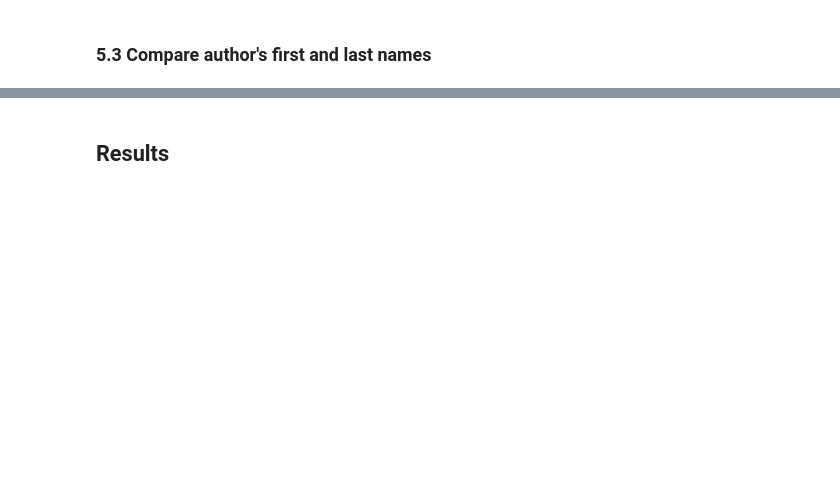
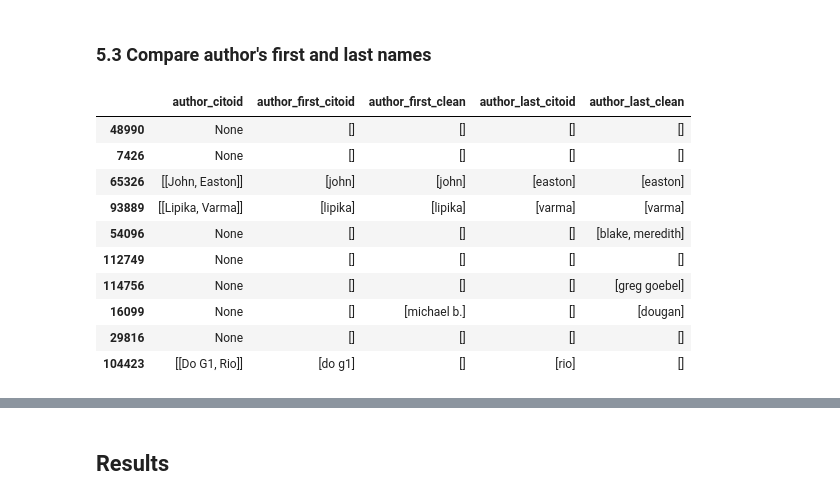
Before and after one commit to hdlabconicet/Web2Cit-research, a Jupyter notebook: understand-citoid-coverage.ipynb, the cells around one changed output, grey strips where cells are left out. Cells and saved outputs as stored; diff of their text form; code cells hidden in the pictures; blank space fills up the shorter version.

```diff
--- a/understand-citoid-coverage.ipynb
+++ b/understand-citoid-coverage.ipynb
@@ -1350,22 +1362,36 @@ def get_year(s):
     return s.split('-')[0]
 
 def compare_dates(pub_date_citoid, pub_date_clean):
-    '''Compares date string to array of date strings in YY-MM-DD format. '''
+    '''
+    pub_date_citoid: string YY-MM-DD
+    pub_date_clean: list of strings YY-MM-DD
+    '''
     if pub_date_citoid in pub_date_clean:
-        return 1
+        score = 1
     else:
-        if pub_date_clean and pd.notnull(pub_date_citoid):
-            score = []
-            year_citoid = get_year(pub_date_citoid)
-            for element in pub_date_clean:
-                year_manual = get_year(element)
-                if year_citoid == year_manual:
-                    score.append(0.7) # 0.7 significa coincidencia solo del año
-                    break
-                else:
-                    score.append(0)
-            return max(score)
-        return 0
+        ## NOTA: pub_date_citoid no_vacío vs. pub_date_manual vacío se considera error
+        ## si los dos están vacíos, se considera correcto
+        if pub_date_clean:
+            if pd.isnull(pub_date_citoid):
+                score = 0
+            else:
+                scores = []
+                year_citoid = get_year(pub_date_citoid)
+                for element in pub_date_clean:
+                    year_manual = get_year(element)
+                    if year_citoid == year_manual:
+                        score.append(0.7) ## NOTA: 0.7 significa coincidencia solo del año
+                        break
+                    else:
+                        score.append(0)
+                score = max(scores)
+        else:
+            if pd.isnull(pub_date_citoid):
+                score = 1
+            else:
+                score = 0
+
+    return score
 # %%
 comparison["comp_pub_date"] = comparison.progress_apply(
     lambda row: compare_dates(row["pub_date_citoid"], row["pub_date_clean"]),
@@ -1383,2 +1409,16 @@ comparison[["pub_date_citoid","pub_date_clean","comp_pub_date"]].sample(6)
 # %% [markdown]
 ### 5.3 Compare author's first and last names
+# %%
+comparison[["author_citoid","author_first_citoid", "author_first_clean","author_last_citoid", "author_last_clean"]].sample(10)
+# %% [output]
+|  | author_citoid | author_first_citoid | author_first_clean | author_last_citoid | author_last_clean |
+| 48990 | None | [] | [] | [] | [] |
+| 7426 | None | [] | [] | [] | [] |
+| 65326 | [[John, Easton]] | [john] | [john] | [easton] | [easton] |
+| 93889 | [[Lipika, Varma]] | [lipika] | [lipika] | [varma] | [varma] |
+| 54096 | None | [] | [] | [] | [blake, meredith] |
+| 112749 | None | [] | [] | [] | [] |
+| 114756 | None | [] | [] | [] | [greg goebel] |
+| 16099 | None | [] | [michael b.] | [] | [dougan] |
+| 29816 | None | [] | [] | [] | [] |
+| 104423 | [[Do G1, Rio]] | [do g1] | [] | [rio] | [] |
```
Also changed, not shown: parts of 17 cells of this notebook.
